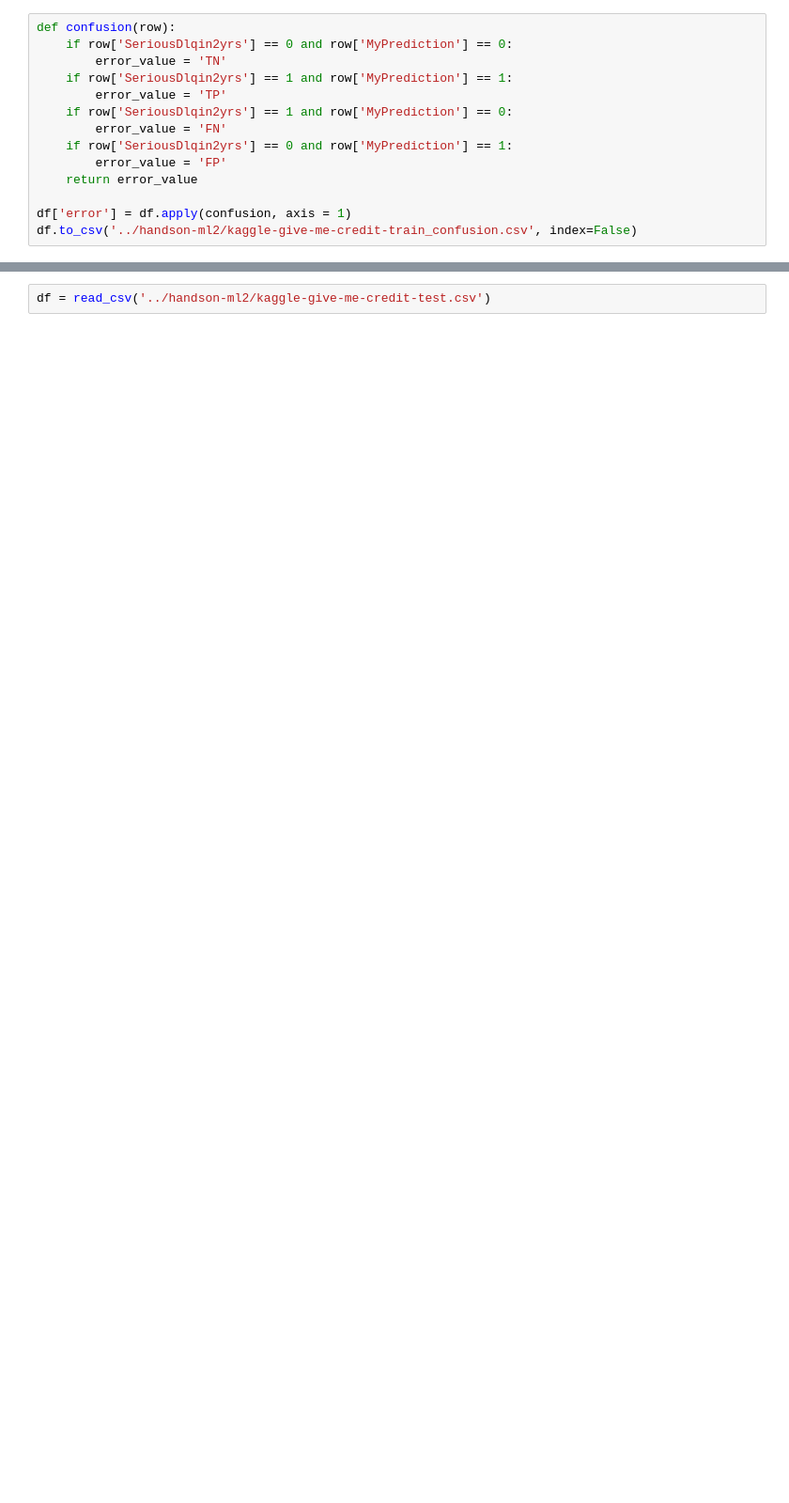
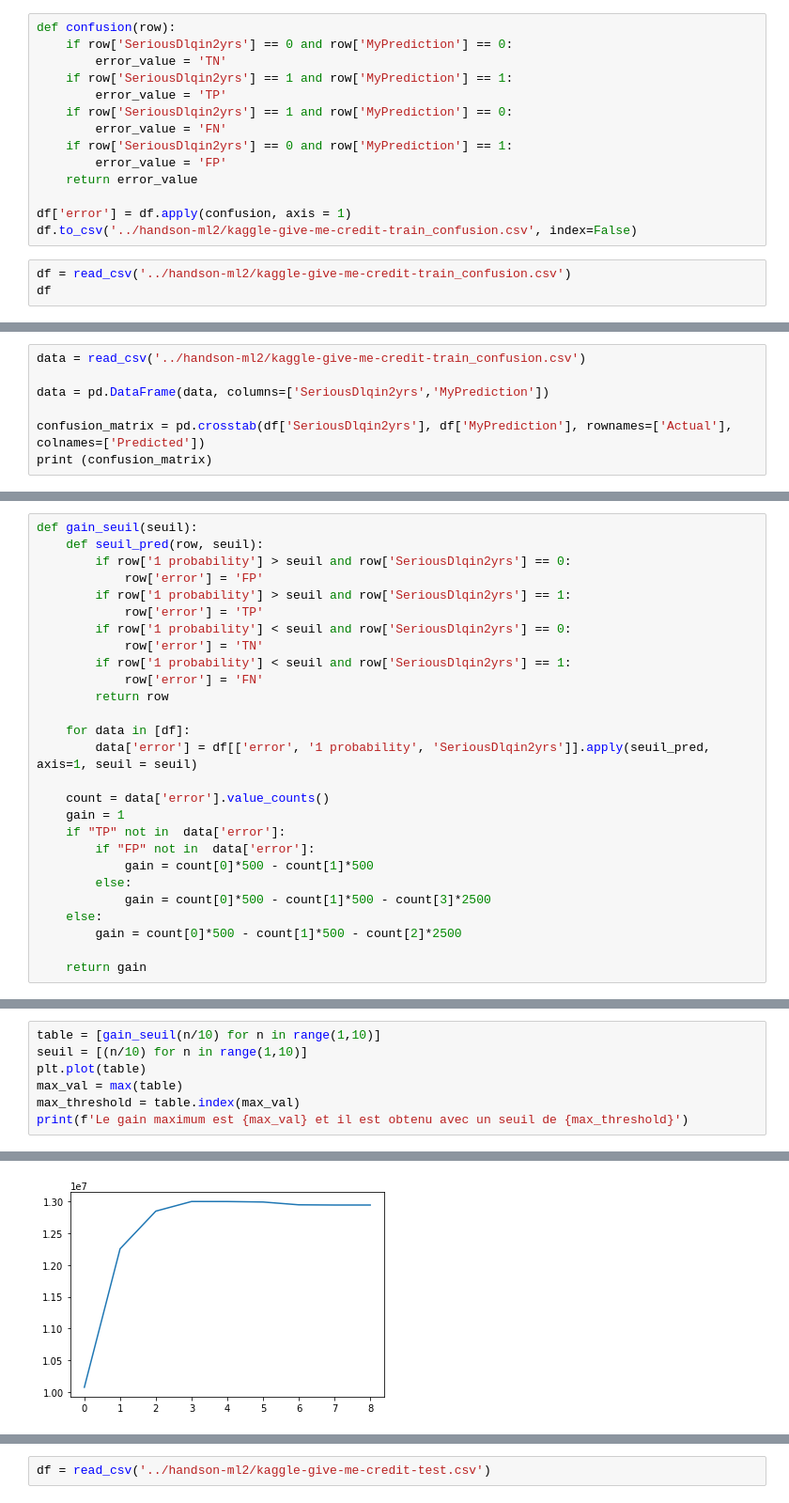
Before and after one commit to YohanCaillau/BigMLPyhton, a Jupyter notebook: Test BigML.ipynb, the cells around one changed output, grey strips where cells are left out. Shown: that part at 94% size. Drawn from its saved outputs; the diff is of its cells as text; blank space fills up the shorter version.

Commit message:
Update Test BigML.ipynb error calculation

```diff
--- a/Test BigML.ipynb
+++ b/Test BigML.ipynb
@@ -183,3 +182,6 @@ def confusion(row):
 
 df['error'] = df.apply(confusion, axis = 1)
 df.to_csv('../handson-ml2/kaggle-give-me-credit-train_confusion.csv', index=False)
+# %%
+df = read_csv('../handson-ml2/kaggle-give-me-credit-train_confusion.csv')
+df
@@ -185,0 +223,7 @@ df.to_csv('../handson-ml2/kaggle-give-me-credit-train_confusion.csv', index=Fals
+# %%
+data = read_csv('../handson-ml2/kaggle-give-me-credit-train_confusion.csv')
+
+data = pd.DataFrame(data, columns=['SeriousDlqin2yrs','MyPrediction'])
+
+confusion_matrix = pd.crosstab(df['SeriousDlqin2yrs'], df['MyPrediction'], rownames=['Actual'], colnames=['Predicted'])
+print (confusion_matrix)
@@ -185,0 +237,27 @@ df.to_csv('../handson-ml2/kaggle-give-me-credit-train_confusion.csv', index=Fals
+# %%
+def gain_seuil(seuil):
+    def seuil_pred(row, seuil):
+        if row['1 probability'] > seuil and row['SeriousDlqin2yrs'] == 0:
+            row['error'] = 'FP'
+        if row['1 probability'] > seuil and row['SeriousDlqin2yrs'] == 1:
+            row['error'] = 'TP'
+        if row['1 probability'] < seuil and row['SeriousDlqin2yrs'] == 0:
+            row['error'] = 'TN'
+        if row['1 probability'] < seuil and row['SeriousDlqin2yrs'] == 1:
+            row['error'] = 'FN'
+        return row
+
+    for data in [df]:
+        data['error'] = df[['error', '1 probability', 'SeriousDlqin2yrs']].apply(seuil_pred, axis=1, seuil = seuil)
+
+    count = data['error'].value_counts()
+    gain = 1
+    if "TP" not in  data['error']:
+        if "FP" not in  data['error']:
+            gain = count[0]*500 - count[1]*500
+        else:
+            gain = count[0]*500 - count[1]*500 - count[3]*2500
+    else:
+        gain = count[0]*500 - count[1]*500 - count[2]*2500
+
+    return gain
@@ -185,0 +266,8 @@ df.to_csv('../handson-ml2/kaggle-give-me-credit-train_confusion.csv', index=Fals
+# %%
+table = [gain_seuil(n/10) for n in range(1,10)]
+seuil = [(n/10) for n in range(1,10)]
+plt.plot(table)
+max_val = max(table)
+max_threshold = table.index(max_val)
+print(f'Le gain maximum est {max_val} et il est obtenu avec un seuil de {max_threshold}')
+# %% [output]
@@ -185,0 +275 @@ df.to_csv('../handson-ml2/kaggle-give-me-credit-train_confusion.csv', index=Fals
+[figure, added]
```
Also changed, not shown: parts of 64 cells of this notebook.
